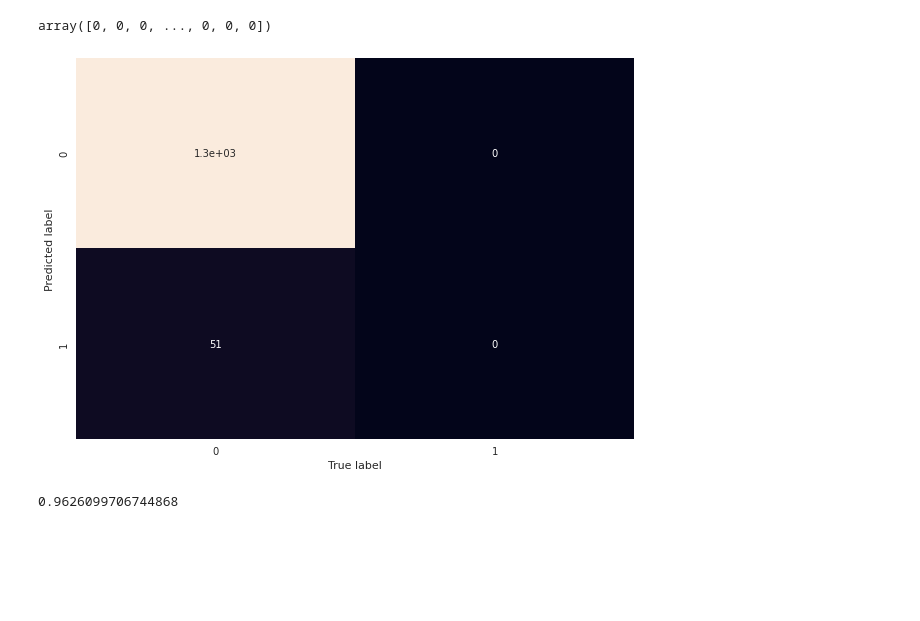
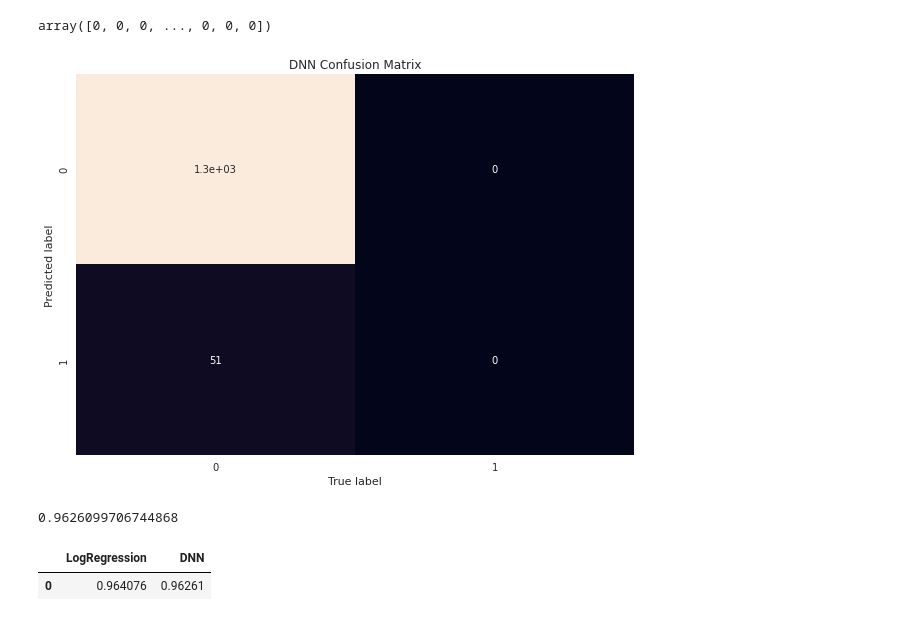
Before and after one commit to duran10/Deep-Learning, a Jupyter notebook: Advanced_Data_Science_Capstone.ipynb, the cells around one changed output. Saved outputs shown, nothing was run; the diff lists cells and outputs as text; code cells hidden in the pictures; blank space fills up the shorter version.

```diff
--- a/Advanced_Data_Science_Capstone.ipynb
+++ b/Advanced_Data_Science_Capstone.ipynb
@@ -247,7 +248,7 @@ param_grid = [
     }
 ]
 # %%
-cv = RepeatedStratifiedKFold(n_splits=10, n_repeats=3, random_state=42)
+cv = RepeatedStratifiedKFold(n_splits=10, n_repeats=5, random_state=42)
 # %%
 clf = GridSearchCV(lg, param_grid = param_grid, cv = cv, verbose=False, n_jobs=-1, scoring = 'accuracy')
 # %%
@@ -276,2 +276,11 @@ accuracy_score(y_test_arri, y_predi)
 # %% [output]
 0.9640762463343109
+# %%
+def plot_conf_mat(y_test, y_pred):
+  fig, ax = plt.subplots(figsize=(10,7))
+  ax = sns.heatmap(confusion_matrix(y_test, y_predi), annot=True, cbar=False, cmap='Blues')
+  plt.title("Logistic Regression Confusion Matrix")
+  plt.xlabel("True label")
+  plt.ylabel("Predicted label")
+
+plot_conf_mat(y_test, y_predi)
@@ -471,16 +479,14 @@ y_pred
 # %% [output]
 array([0, 0, 0, ..., 0, 0, 0])
 # %%
-from sklearn.metrics import confusion_matrix
-
-
 def plot_conf_mat(y_test, y_pred):
   fig, ax = plt.subplots(figsize=(10,7))
   ax = sns.heatmap(confusion_matrix(y_test, y_pred), annot=True, cbar=False)
+  plt.title("DNN Confusion Matrix")
   plt.xlabel("True label")
   plt.ylabel("Predicted label")
 
 plot_conf_mat(y_test, y_pred)
 # %% [output]
-[figure, old version]
+[figure, new version]
 # %%
@@ -488,2 +495,9 @@ accuracy_score(y_test_arr, y_pred)
 # %% [output]
 0.9626099706744868
+# %%
+accu = {'LogRegression': [accuracy_log], 'DNN': [accuracy_dnn]}
+accuracy_df = pd.DataFrame(data = accu)
+accuracy_df
+# %% [output]
+|  | LogRegression | DNN |
+| 0 | 0.964076 | 0.96261 |
```
Also changed, not shown: parts of 10 cells of this notebook.
